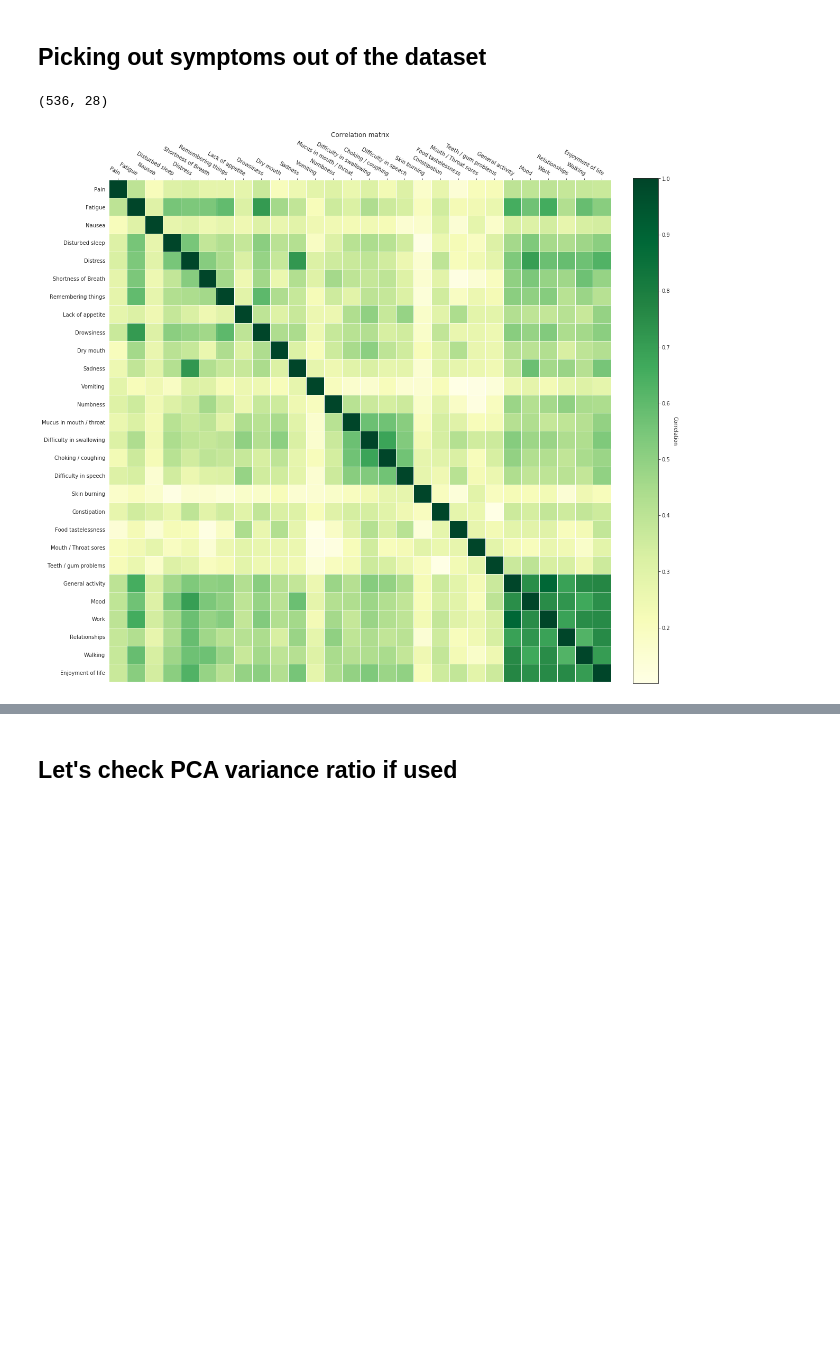
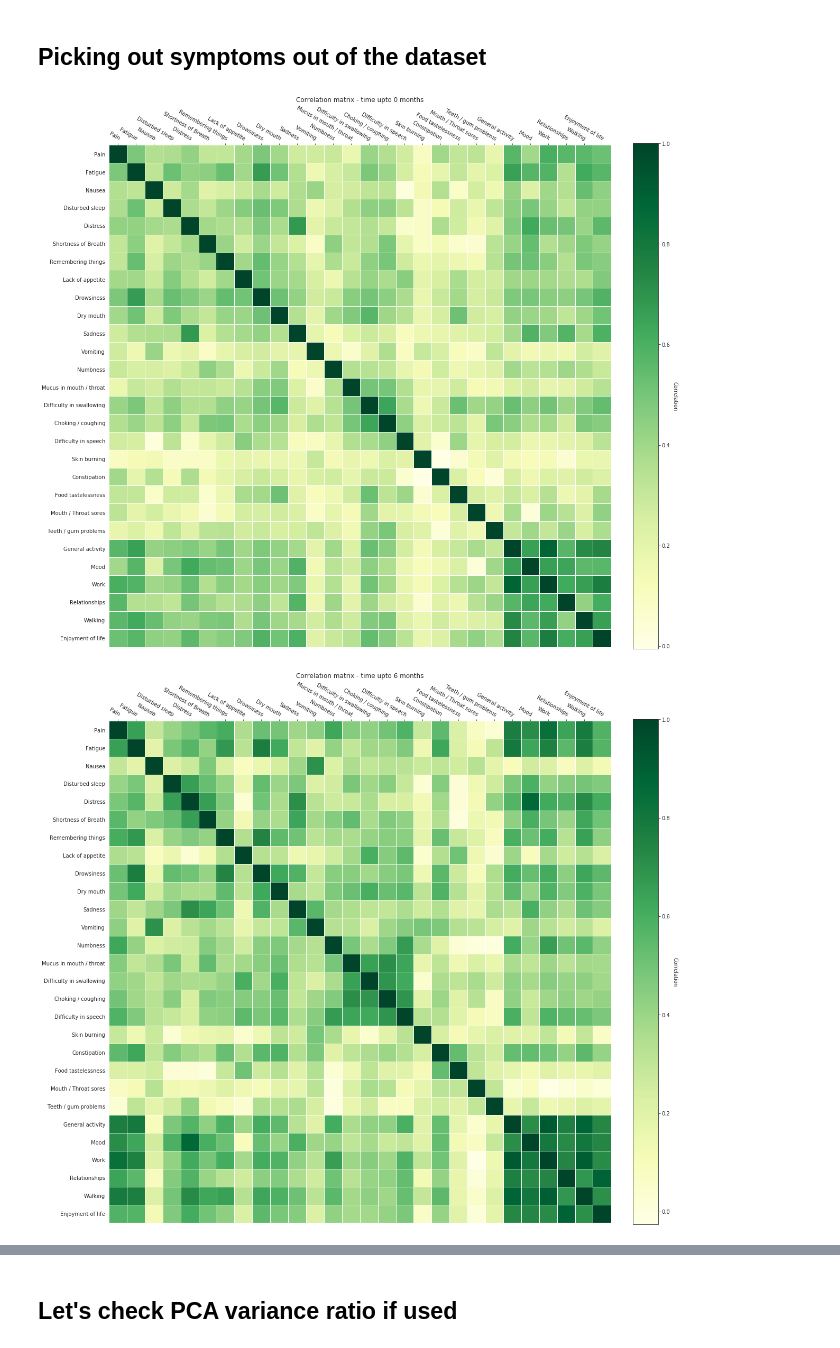
Before and after one commit to CarlaFloricel/Symptoms_Project, a Jupyter notebook: data/kmeans.ipynb, the cells around one changed output, grey strips where cells are left out. Drawn from its saved outputs; the diff is of its cells as text; code cells hidden in the pictures; blank space fills up the shorter version.

```diff
--- a/data/kmeans.ipynb
+++ b/data/kmeans.ipynb
@@ -46,6 +46,3 @@ def heatmap(data, row_labels, col_labels, ax=None,
 /home/nkprince007/uic/cs529/project/data
 # %%
 sns.set_style('white')
-# %%
-df_train = pd.read_csv('datasets/symptoms_modified.csv')
-df_train.head()
@@ -60,3 +49,9 @@ df_train.head()
+# %%
+df = pd.read_csv('datasets/symptoms_period.csv')
+df = df.sort_values(by='period')
+df_indexed = df.set_index(keys=['period'], drop=False)
+periods = df_indexed['period'].unique().tolist()
+dfs_train = [df[df.period == period] for period in periods]
 # %%
 symptoms = pd.read_csv('datasets/symptom_questions.csv')
 symptoms = symptoms.iloc[:, 2:3]
@@ -77,25 +59,23 @@ df_train.describe()
 # %% [markdown]
 ## Picking out symptoms out of the dataset
-# %%
-X = df_train.iloc[:,3:31]
-X = X.fillna(0)
-X = X.astype('int64')
-X.head()
-X.shape
-# %% [output]
-(536, 28)
 # %%
-corr = X.corr(method='pearson')
-fig = plt.figure(figsize = (17,17))
-ax = fig.add_subplot(111)
+for df_train in dfs_train:
+    period = df_train['period'].iloc[0]
+    X = df_train.iloc[:,3:31]
+    X = X.fillna(0)
+    X = X.astype('int64')
+    corr = X.corr(method='pearson')
+    fig = plt.figure(figsize = (17,17))
+    ax = fig.add_subplot(111)
 
-img, cbar = heatmap(corr, symptoms, symptoms,
-                    ax=ax, cmap='YlGn', cbarlabel='Correlation',
-                    cbar_kw={'fraction': 0.046, 'pad': 0.04},
-                    interpolation='nearest')
-ax.set_title('Correlation matrix')
-fig.tight_layout()
-plt.show()
-fig.savefig('output/correlation.svg', dpi=100, transparent=True)
+    img, cbar = heatmap(corr, symptoms, symptoms,
+                        ax=ax, cmap='YlGn', cbarlabel='Correlation',
+                        cbar_kw={'fraction': 0.046, 'pad': 0.04},
+                        interpolation='nearest')
+    ax.set_title(f"Correlation matrix - time {'upto ' + str(period) if period % 6 == 0 else 'after ' + str(period) } months")
+    fig.tight_layout()
+    plt.show()
+    fig.savefig(f'output/correlation-time-{period}.svg', dpi=100, transparent=True)
 # %% [output]
-[figure, old version]
+[figure, new version]
+[figure, added]
```
Also changed, not shown: parts of 11 cells of this notebook.
